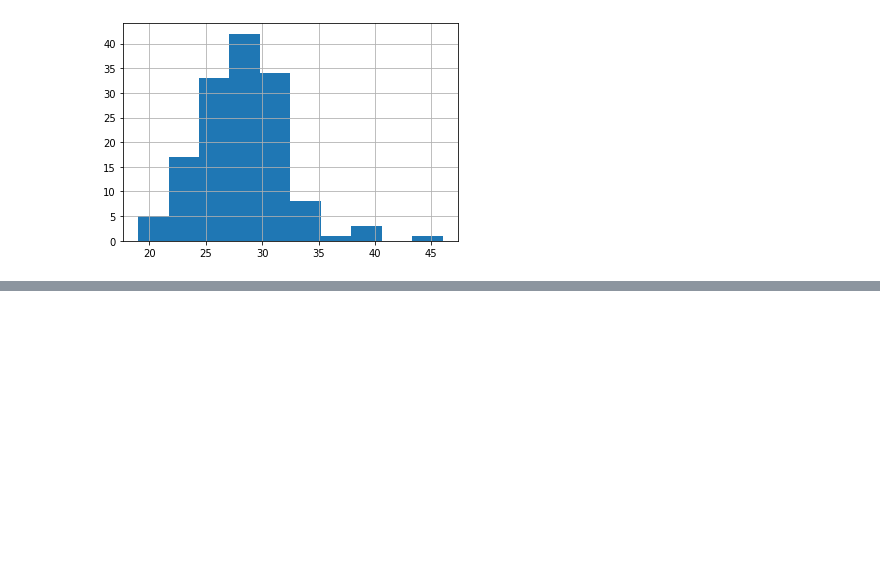
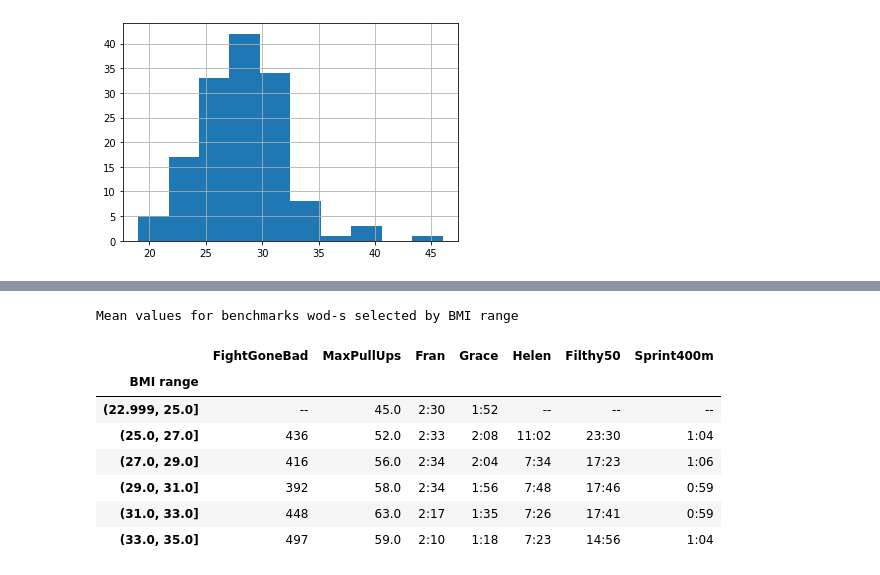
Before and after one commit to NadyaEvst/CrossfitData, a Jupyter notebook: jupiter_notebook/MenAthletesGames2019.ipynb, the cells around one changed output, grey strips where cells are left out. Cells and saved outputs as stored; diff of their text form; code cells hidden in the pictures; blank space fills up the shorter version.

```diff
--- a/jupiter_notebook/MenAthletesGames2019.ipynb
+++ b/jupiter_notebook/MenAthletesGames2019.ipynb
@@ -89,0 +154,5 @@ df_DeadLift
+# %%
+df_Grace = strengthMeanByMovement(df_strength,'Grace_sec','BMI')
+df_Grace['Grace'] = df_Grace['Grace_sec'].apply(sec_to_min_sec)
+df_Grace.drop(['Grace_sec'],axis=1,inplace=True)
+df_Grace
@@ -89,0 +168,6 @@ df_DeadLift
+# %%
+df_Helen = strengthMeanByMovement(df_strength,'Helen_sec','BMI')
+df_Helen['Helen'] = df_Helen['Helen_sec'].apply(sec_to_min_sec)
+df_Helen.drop(['Helen_sec'],axis=1,inplace=True)
+df_Helen.fillna("--", inplace= True)
+df_Helen
@@ -89,0 +183,6 @@ df_DeadLift
+# %%
+df_Filthy50 = strengthMeanByMovement(df_strength,'Filthy50_sec','BMI')
+df_Filthy50['Filthy50'] = df_Filthy50['Filthy50_sec'].apply(sec_to_min_sec)
+df_Filthy50.drop(['Filthy50_sec'],axis=1,inplace=True)
+df_Filthy50.fillna("--", inplace= True)
+df_Filthy50
@@ -89,0 +198,6 @@ df_DeadLift
+# %%
+df_Sprint400m = strengthMeanByMovement(df_strength,'Sprint400m_sec','BMI')
+df_Sprint400m['Sprint400m'] = df_Sprint400m['Sprint400m_sec'].apply(sec_to_min_sec)
+df_Sprint400m.drop(['Sprint400m_sec'],axis=1,inplace=True)
+df_Sprint400m.fillna("--", inplace= True)
+df_Sprint400m
@@ -113,0 +237,14 @@ Mean values for strength marks selected by body weight range
+# %%
+print('Mean values for benchmarks wod-s selected by BMI range')
+df_meanByBenchMark = pd.concat([df_FightGoneBad, df_MaxPullUps,df_Fran,df_Grace, df_Helen, df_Filthy50, df_Sprint400m],axis=1)
+df_meanByBenchMark
+# %% [output]
+Mean values for benchmarks wod-s selected by BMI range
+|  | FightGoneBad | MaxPullUps | Fran | Grace | Helen | Filthy50 | Sprint400m |
+| BMI range |  |  |  |  |  |  |  |
+| (22.999, 25.0] | -- | 45.0 | 2:30 | 1:52 | -- | -- | -- |
+| (25.0, 27.0] | 436 | 52.0 | 2:33 | 2:08 | 11:02 | 23:30 | 1:04 |
+| (27.0, 29.0] | 416 | 56.0 | 2:34 | 2:04 | 7:34 | 17:23 | 1:06 |
+| (29.0, 31.0] | 392 | 58.0 | 2:34 | 1:56 | 7:48 | 17:46 | 0:59 |
+| (31.0, 33.0] | 448 | 63.0 | 2:17 | 1:35 | 7:26 | 17:41 | 0:59 |
+| (33.0, 35.0] | 497 | 59.0 | 2:10 | 1:18 | 7:23 | 14:56 | 1:04 |
```
Also changed, not shown: parts of 18 cells of this notebook.
